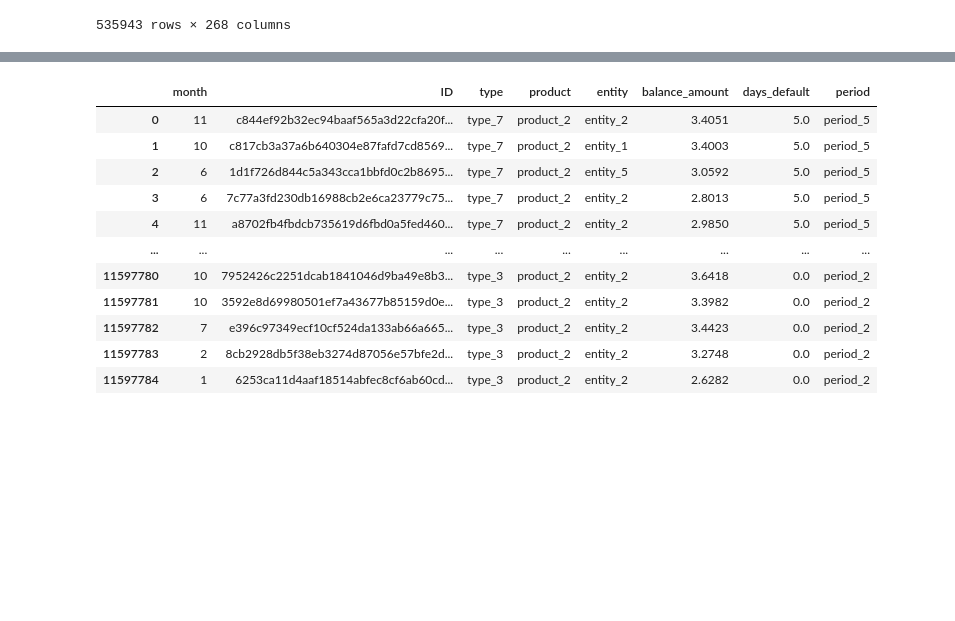
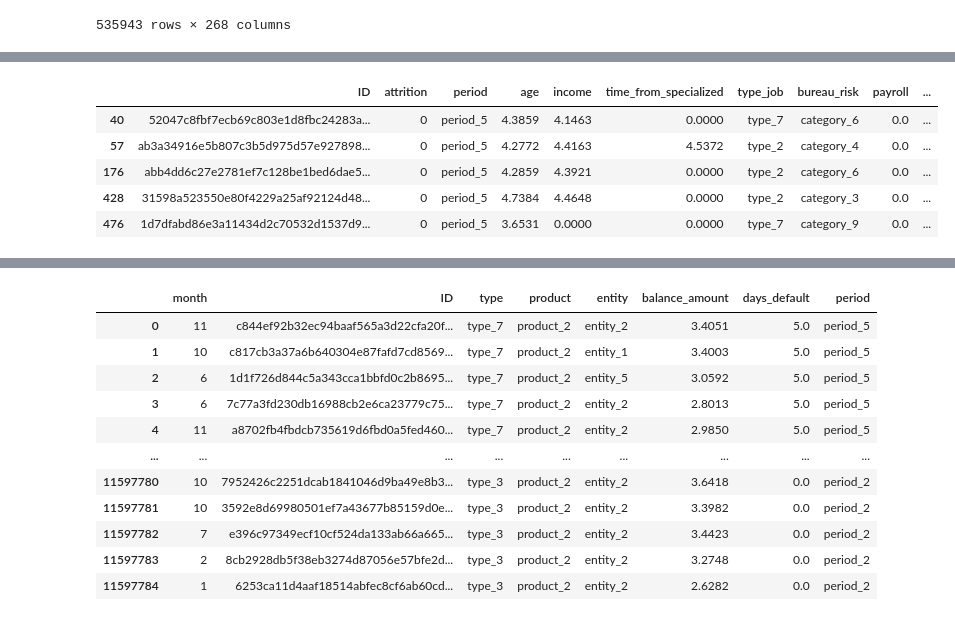
Before and after one commit to davidsosaolea/BBVA_Data_Challenge_2023, a Jupyter notebook: Notebook_bbva.ipynb, the cells around one changed output, grey strips where cells are left out. Drawn from its saved outputs; the diff is of its cells as text; code cells hidden in the pictures; blank space fills up the shorter version.

```diff
--- a/Notebook_bbva.ipynb
+++ b/Notebook_bbva.ipynb
@@ -304,0 +340,13 @@ merged_df_3
+# %%
+filtro = (merged_df_3['product_4'] == 'Yes') & (merged_df_3['product_1_MES_1'].isna())
+
+# Aplica el filtro al DataFrame para obtener las filas que cumplen con ambas condiciones
+filas_filtradas = merged_df_3[filtro]
+filas_filtradas.head()
+# %% [output]
+|  | ID | attrition | period | age | income | time_from_specialized | type_job | bureau_risk | payroll | ... |
+| 40 | 52047c8fbf7ecb69c803e1d8fbc24283a... | 0 | period_5 | 4.3859 | 4.1463 | 0.0000 | type_7 | category_6 | 0.0 | ... |
+| 57 | ab3a34916e5b807c3b5d975d57e927898... | 0 | period_5 | 4.2772 | 4.4163 | 4.5372 | type_2 | category_4 | 0.0 | ... |
+| 176 | abb4dd6c27e2781ef7c128be1bed6dae5... | 0 | period_5 | 4.2859 | 4.3921 | 0.0000 | type_2 | category_6 | 0.0 | ... |
+| 428 | 31598a523550e80f4229a25af92124d48... | 0 | period_5 | 4.7384 | 4.4648 | 0.0000 | type_2 | category_3 | 0.0 | ... |
+| 476 | 1d7dfabd86e3a11434d2c70532d1537d9... | 0 | period_5 | 3.6531 | 0.0000 | 0.0000 | type_7 | category_9 | 0.0 | ... |
```
Also changed, not shown: parts of 6 cells of this notebook, 1 other file.
